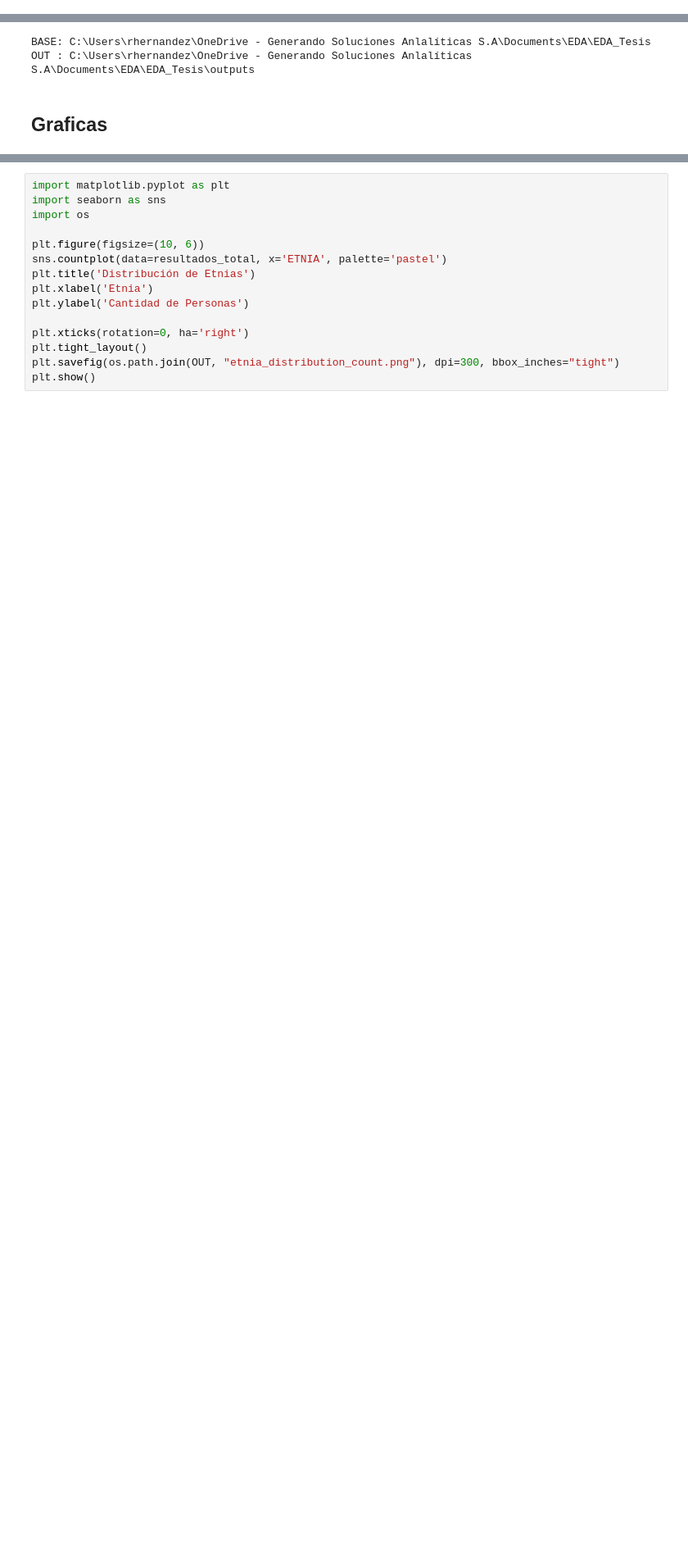
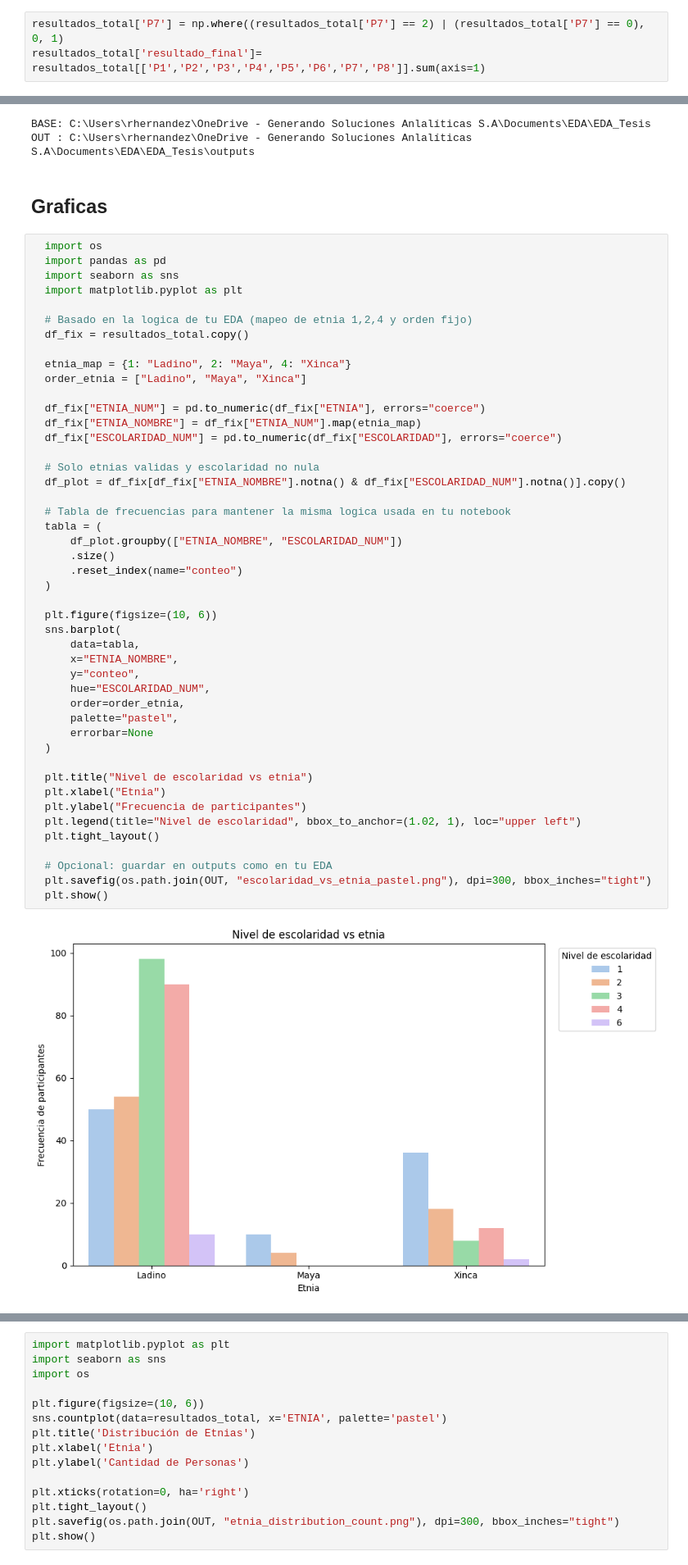
Before and after one commit to rodrigohernandezm/EDA_Tesis, a Jupyter notebook: EDA.ipynb, the cells around one changed output, grey strips where cells are left out. Shown at 82% size. Cells and saved outputs as stored; diff of their text form; blank space fills up the shorter version.

```diff
--- a/EDA.ipynb
+++ b/EDA.ipynb
@@ -83,6 +83,9 @@ resultados_total.head()
 | 2 | 3 | 38 | 2 | 1 | 4 | 1 | 0 | 1 | 0 | 0 | 1 | ... |
 | 3 | 4 | 30 | 2 | 1 | 1 | 1 | 1 | 0 | 0 | 0 | 0 | ... |
 | 4 | 5 | 24 | 2 | 2 | 4 | 2 | 0 | 1 | 0 | 1 | 1 | ... |
+# %%
+resultados_total['P7'] = np.where((resultados_total['P7'] == 2) | (resultados_total['P7'] == 0), 0, 1)
+resultados_total['resultado_final']= resultados_total[['P1','P2','P3','P4','P5','P6','P7','P8']].sum(axis=1)
 # %%
 BASE = r"C:\Users\rhernandez\OneDrive - Generando Soluciones Anlalíticas S.A\Documents\EDA\EDA_Tesis"
 OUT = os.path.join(BASE, "outputs")
@@ -97,3 +100,51 @@ BASE: C:\Users\rhernandez\OneDrive - Generando Soluciones Anlalíticas S.A\Docum
 OUT : C:\Users\rhernandez\OneDrive - Generando Soluciones Anlalíticas S.A\Documents\EDA\EDA_Tesis\outputs
 # %% [markdown]
 ## Graficas
+# %%
+  import os
+  import pandas as pd
+  import seaborn as sns
+  import matplotlib.pyplot as plt
+
+  # Basado en la logica de tu EDA (mapeo de etnia 1,2,4 y orden fijo)
+  df_fix = resultados_total.copy()
+
+  etnia_map = {1: "Ladino", 2: "Maya", 4: "Xinca"}
+  order_etnia = ["Ladino", "Maya", "Xinca"]
+
+  df_fix["ETNIA_NUM"] = pd.to_numeric(df_fix["ETNIA"], errors="coerce")
+  df_fix["ETNIA_NOMBRE"] = df_fix["ETNIA_NUM"].map(etnia_map)
+  df_fix["ESCOLARIDAD_NUM"] = pd.to_numeric(df_fix["ESCOLARIDAD"], errors="coerce")
+
+  # Solo etnias validas y escolaridad no nula
+  df_plot = df_fix[df_fix["ETNIA_NOMBRE"].notna() & df_fix["ESCOLARIDAD_NUM"].notna()].copy()
+
+  # Tabla de frecuencias para mantener la misma logica usada en tu notebook
+  tabla = (
+      df_plot.groupby(["ETNIA_NOMBRE", "ESCOLARIDAD_NUM"])
+      .size()
+      .reset_index(name="conteo")
+  )
+
+  plt.figure(figsize=(10, 6))
+  sns.barplot(
+      data=tabla,
+      x="ETNIA_NOMBRE",
+      y="conteo",
+      hue="ESCOLARIDAD_NUM",
+      order=order_etnia,
+      palette="pastel",
+      errorbar=None
+  )
+
+  plt.title("Nivel de escolaridad vs etnia")
+  plt.xlabel("Etnia")
+  plt.ylabel("Frecuencia de participantes")
+  plt.legend(title="Nivel de escolaridad", bbox_to_anchor=(1.02, 1), loc="upper left")
+  plt.tight_layout()
+
+  # Opcional: guardar en outputs como en tu EDA
+  plt.savefig(os.path.join(OUT, "escolaridad_vs_etnia_pastel.png"), dpi=300, bbox_inches="tight")
+  plt.show()
+# %% [output]
+[figure, added]
```
Also changed, not shown: parts of 5 cells of this notebook, 6 other files.
